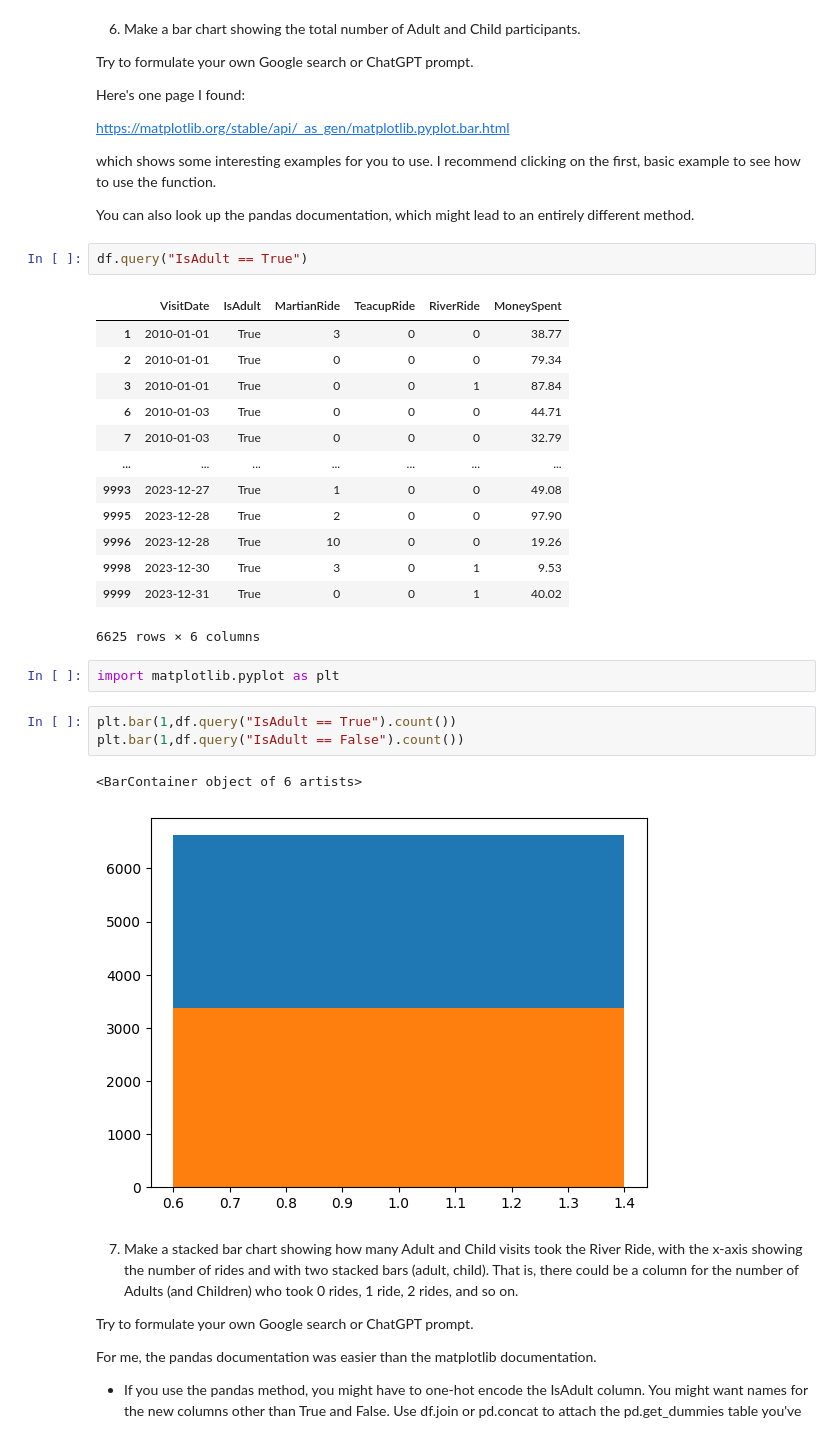
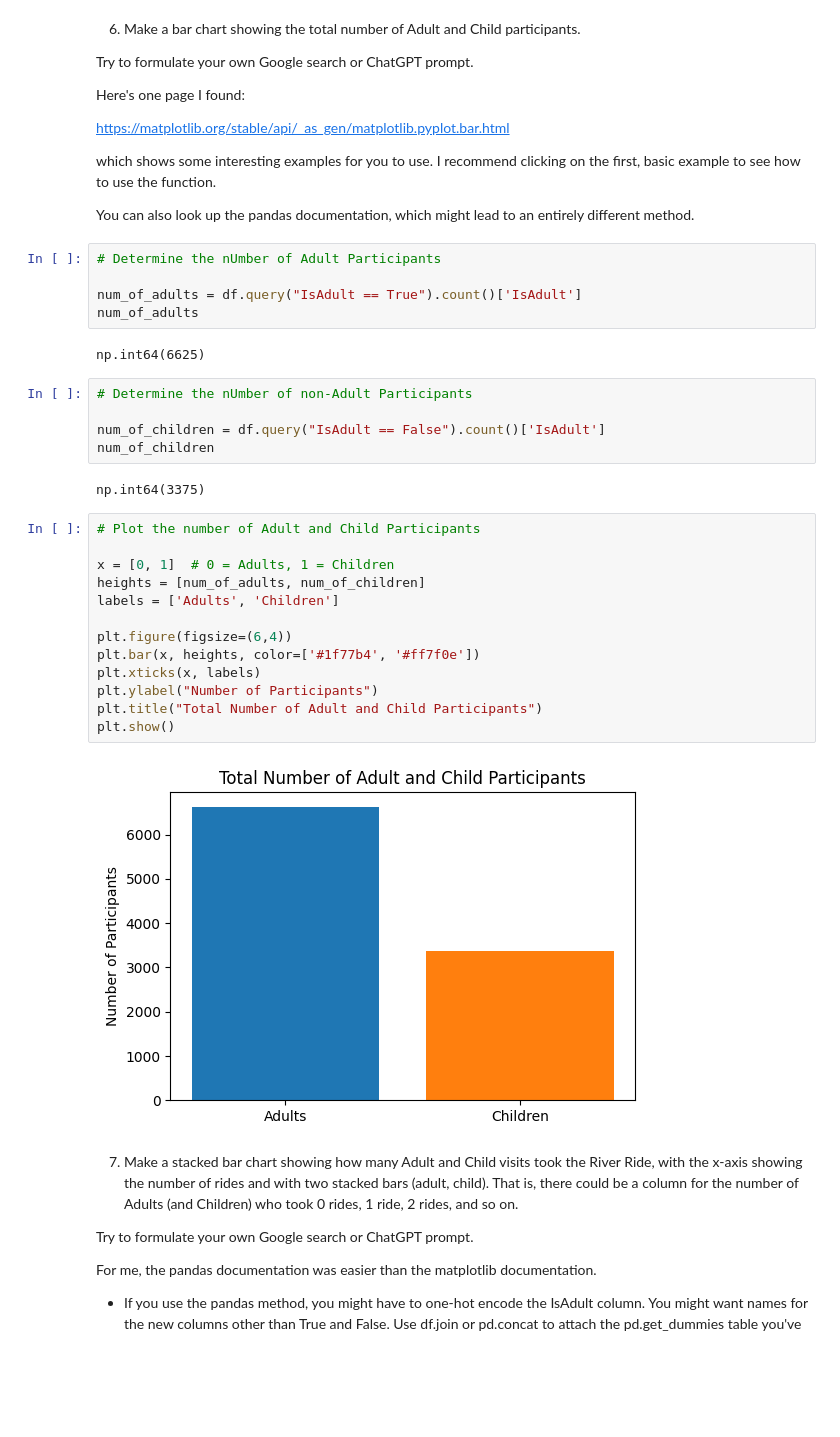
Before and after one commit to Haleymussary00/Module-B-semester-2, a Jupyter notebook: Week3.ipynb, the cells around one changed output. Cells and saved outputs as stored; diff of their text form; blank space fills up the shorter version.

```diff
--- a/Week3.ipynb
+++ b/Week3.ipynb
@@ -478,29 +478,34 @@ which shows some interesting examples for you to use.  I recommend clicking on t
 
 You can also look up the pandas documentation, which might lead to an entirely different method.
 # %%
-df.query("IsAdult == True")
+# Determine the nUmber of Adult Participants
+
+num_of_adults = df.query("IsAdult == True").count()['IsAdult']
+num_of_adults
 # %% [output]
-|  | VisitDate | IsAdult | MartianRide | TeacupRide | RiverRide | MoneySpent |
-| 1 | 2010-01-01 | True | 3 | 0 | 0 | 38.77 |
-| 2 | 2010-01-01 | True | 0 | 0 | 0 | 79.34 |
-| 3 | 2010-01-01 | True | 0 | 0 | 1 | 87.84 |
-| 6 | 2010-01-03 | True | 0 | 0 | 0 | 44.71 |
-| 7 | 2010-01-03 | True | 0 | 0 | 0 | 32.79 |
-| ... | ... | ... | ... | ... | ... | ... |
-| 9993 | 2023-12-27 | True | 1 | 0 | 0 | 49.08 |
-| 9995 | 2023-12-28 | True | 2 | 0 | 0 | 97.90 |
-| 9996 | 2023-12-28 | True | 10 | 0 | 0 | 19.26 |
-| 9998 | 2023-12-30 | True | 3 | 0 | 1 | 9.53 |
-| 9999 | 2023-12-31 | True | 0 | 0 | 1 | 40.02 |
-6625 rows × 6 columns
+np.int64(6625)
-# %%
-import matplotlib.pyplot as plt
+# %%
+# Determine the nUmber of non-Adult Participants
+
+num_of_children = df.query("IsAdult == False").count()['IsAdult']
+num_of_children
+# %% [output]
+np.int64(3375)
 # %%
-plt.bar(1,df.query("IsAdult == True").count())
-plt.bar(1,df.query("IsAdult == False").count())
+# Plot the number of Adult and Child Participants
+
+x = [0, 1]  # 0 = Adults, 1 = Children
+heights = [num_of_adults, num_of_children]
+labels = ['Adults', 'Children']
+
+plt.figure(figsize=(6,4))
+plt.bar(x, heights, color=['#1f77b4', '#ff7f0e'])
+plt.xticks(x, labels)
+plt.ylabel("Number of Participants")
+plt.title("Total Number of Adult and Child Participants")
+plt.show()
 # %% [output]
-<BarContainer object of 6 artists>
-[figure, old version]
+[figure, new version]
 # %% [markdown]
 7. Make a stacked bar chart showing how many Adult and Child visits took the River Ride, with the x-axis showing the number of rides and with two stacked bars (adult, child).  That is, there could be a column for the number of Adults (and Children) who took 0 rides, 1 ride, 2 rides, and so on.
 
```
Also changed, not shown: parts of 4 cells of this notebook.
